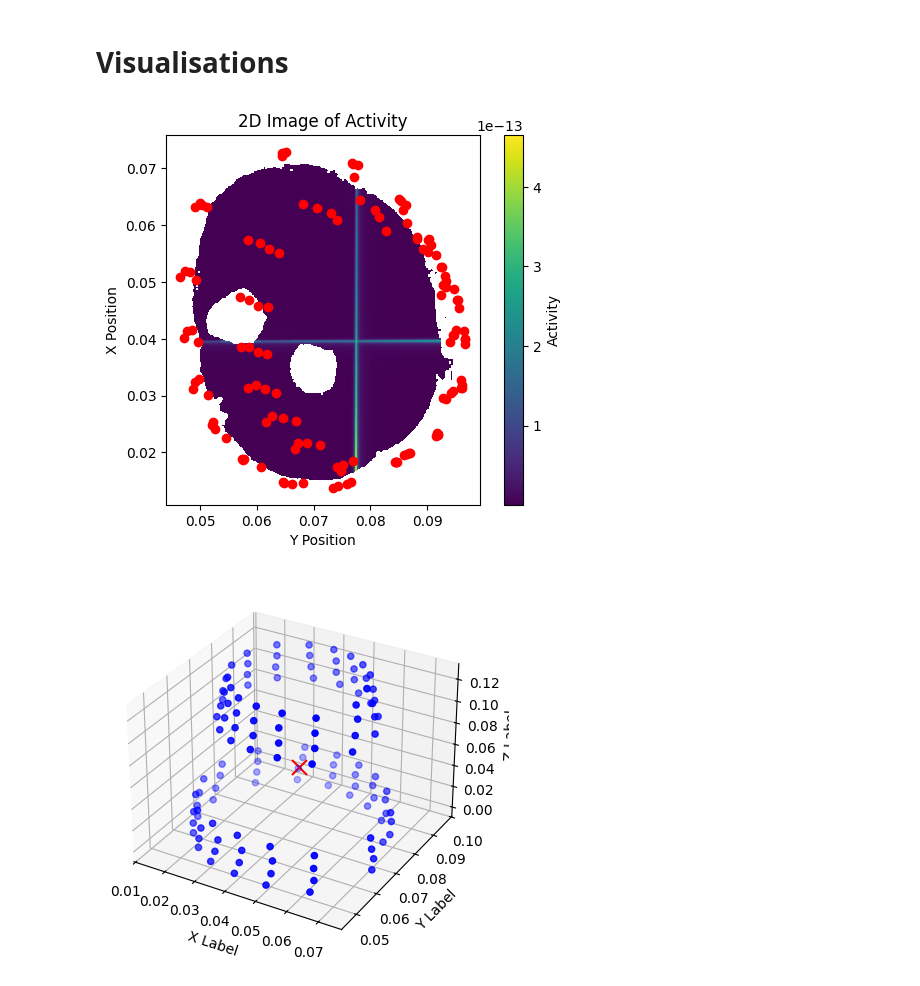
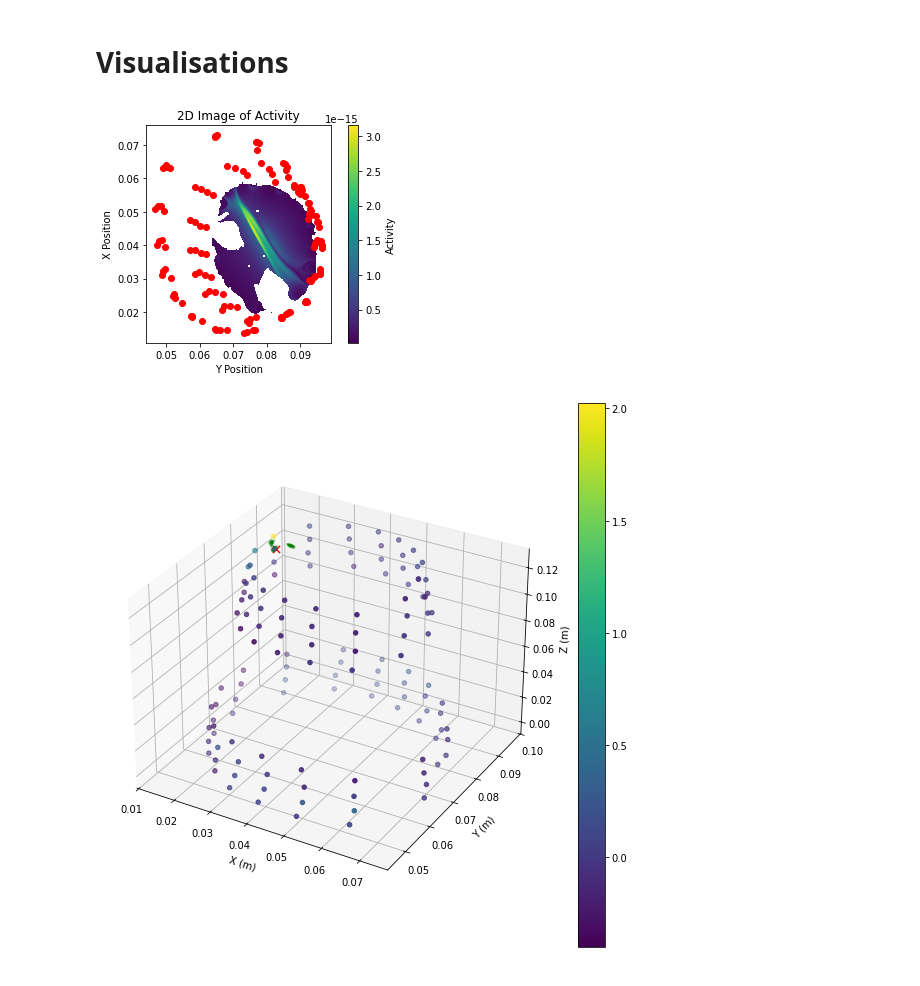
Before and after one commit to Spokhim/CMU_EMGSL, a Jupyter notebook: EMG_pipeline.ipynb, the cells around one changed output. Cells and saved outputs as stored; diff of their text form; code cells hidden in the pictures.

Commit message:
Demonstration of best ECD finder function

```diff
--- a/EMG_pipeline.ipynb
+++ b/EMG_pipeline.ipynb
@@ -81,9 +80,24 @@ epochs = mne.Epochs(MNE_raw, events, event_dict, baseline=None, preload=True)
 noise_cov = mne.compute_covariance(epochs, method='auto', tmin=epochs.tmin, tmax=0.01)
 data_cov = mne.compute_covariance(epochs, method='auto', tmin=0, tmax=epochs.tmax)
 
-epochs.plot(n_epochs=1, scalings='auto', );
+# epochs.plot(n_epochs=1, scalings='auto', );
 
-del MNE_raw, epochs, channel_data
+# Alternative to muaps_frommatlab.mat - Load the mask, and then extract from the relevant EMG channels in MNE_raw
+filename = '/Users/pokhims/Library/CloudStorage/OneDrive-TheUniversityofMelbourne/Documents/Coding/CMU_EMGSL/Data/muaps_mask.mat'
+mask = scipy.io.loadmat(filename)['mask']
+# Not sure why some of the masks aren't in the data - and why the end result is so different
+mask = mask[:-2, :]
+data = MNE_raw.get_data(picks='data')
+# Need to get component for all channels
+muaps = np.zeros((128,41))
+for i in range(128):
+    tmp = data[i,:]
+    snips = tmp[mask]
+    muaps[i,:] = np.mean(snips, axis=0)
+
+del MNE_raw, epochs, channel_data, data, tmp, snips
+
+gc.collect()
 # %% [output]
 Filtering raw data in 1 contiguous segment
 Setting up high-pass filter at 1e+02 Hz
@@ -119,6 +133,12 @@ selecting best estimator: empirical
+# %%
+# Adjust the fwd to remove some outliers
+fwd[fwd>1e15] = 1e15
+# fwd = np.log10(fwd+1)  # this doesn't preserve sign
 # %%
 # Beamformer - for online processing
 # N if we want to reduce number of electrodes
-N = 64
+# N = 128 # [:N,:N]
 
-w_lcmv = lcmv_beamformer_constructor(fwd[:N,:], data_cov=data_cov.data[:N,:N], noise_cov=noise_cov.data[:N,:N])
+w_lcmv = lcmv_beamformer_constructor(fwd, data_cov=data_cov.data, noise_cov=noise_cov.data)
+
+print(sys.getsizeof(w_lcmv)/8/1024/1024, 'MB')
@@ -245,22 +175,26 @@ Optimal dipole parameters (position, strengths [x ,y ,z ] ): (array([[0.0429, 0.
 # %% [markdown]
 # Visualisations
 # %%
-# Look at specific timepoint in the source activity
-source_activity = source_activity_time[:, 20]
+# Look at specific timepoint in the source activity - 20 for matlab template waveform, 30 for other one
+source_activity = source_activity_time[:, 30]
 
 # Faster to reconfigure the scatter points to be in a grid, and then use imshow to plot the activity.
 grid = pos_to_3Dgrid_converter(pos, source_activity, (xscaling, yscaling, zscaling))
+
+x_min, x_max = np.min(pos[:, 0]), np.max(pos[:, 0])
+y_min, y_max = np.min(pos[:, 1]), np.max(pos[:, 1])
+z_min, z_max = np.min(pos[:, 2]), np.max(pos[:, 2])
 # %%
-z = 0
+z = 24
 
 # Plot the 2D image
 plt.imshow(grid[:,:,z], extent=[y_min, y_max, x_min, x_max], origin='lower', cmap='viridis')
 plt.colorbar(label='Activity')
 
 plt.scatter(electrode_pos[:, 1], electrode_pos[:, 0], c='r', marker='o')
 plt.xlabel('Y Position')
 plt.ylabel('X Position')
 plt.title('2D Image of Activity')
 plt.show()
 # %% [output]
-[figure, old version]
+[figure, new version]
@@ -267,21 +222,34 @@ plt.show()
 # %%
 # Plot 3D image of electrode positions and select dipole positions
 
-fig = plt.figure()
+# Timepoint to plot
+t = 30
+othergoods = np.where(save_arr[:,0,t] < 3)
+
+fig = plt.figure(figsize=(10, 10))
 ax = fig.add_subplot(111, projection='3d')
 
 # Plot the electrode positions
-ax.scatter(electrode_pos[:, 0], electrode_pos[:, 1], electrode_pos[:, 2], c='b', marker='o')
+p = ax.scatter(electrode_pos[:, 0], electrode_pos[:, 1], electrode_pos[:, 2], c=muaps[:,t], marker='o', )
+
+# Other goods
+ax.scatter(pos[othergoods,0], pos[othergoods,1], pos[othergoods,2], c='g', marker='v', s=5, alpha=0.1, )
 
 # Centroid
+# weighted_centroid = find_weighted_centroid(pos, source_activity, fixedorient=False)
 # ax.scatter(weighted_centroid[0], weighted_centroid[1], weighted_centroid[2], c='r', marker='x')
 # Optimal Dipoles
-ax.scatter(optimal_dipoles[0][:,0], optimal_dipoles[0][:,1], optimal_dipoles[0][:,2],  c='r', marker='x', s=np.linalg.norm(optimal_dipoles[1])*1e7)
+# ax.scatter(optimal_dipoles[0][:,0], optimal_dipoles[0][:,1], optimal_dipoles[0][:,2],  c='r', marker='x', s=50) #s=np.linalg.norm(optimal_dipoles[1])*1e7
+# Best Dipole
+ax.scatter(pos[best_index[t],0], pos[best_index[t],1], pos[best_index[t],2], c='r', marker='x', s=50, )
+
+fig.colorbar(p, ax=ax)
+
 # Set labels
-ax.set_xlabel('X Label')
-ax.set_ylabel('Y Label')
-ax.set_zlabel('Z Label')
+ax.set_xlabel('X (m)')
+ax.set_ylabel('Y (m)')
+ax.set_zlabel('Z (m)')
 
 plt.show()
 # %% [output]
-[figure, old version]
+[figure, new version]
```
Also changed, not shown: parts of 9 cells of this notebook.
